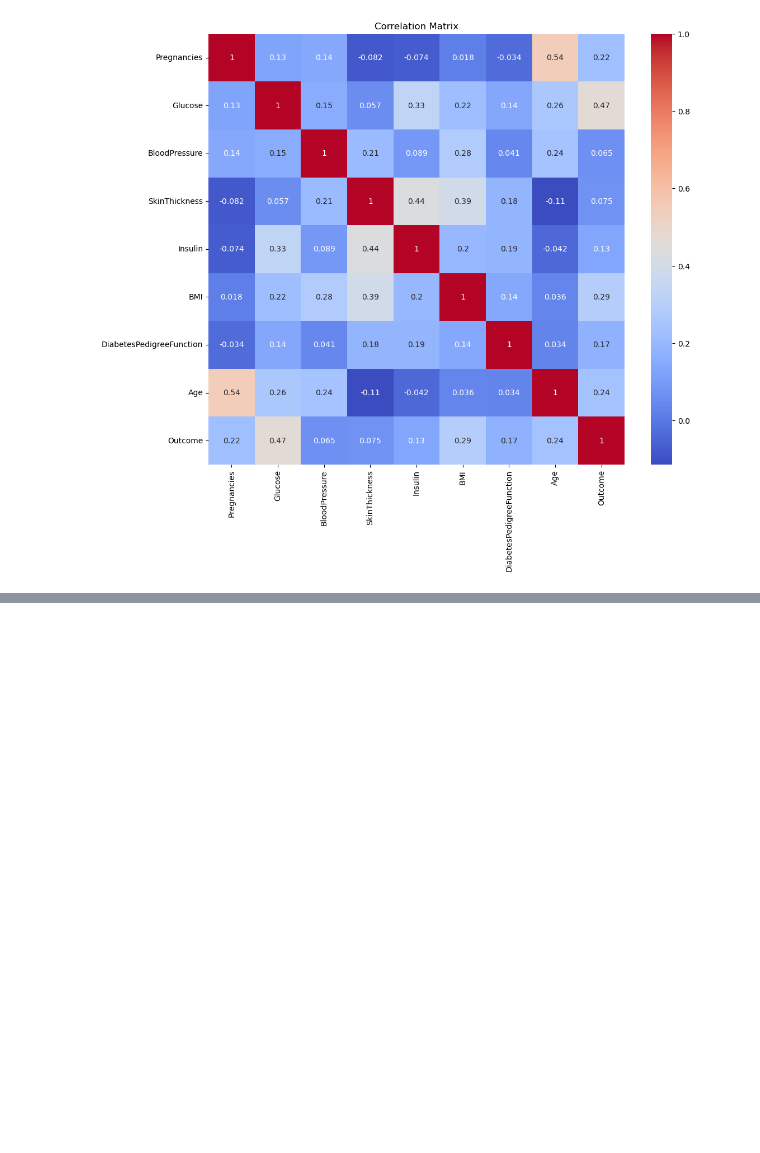
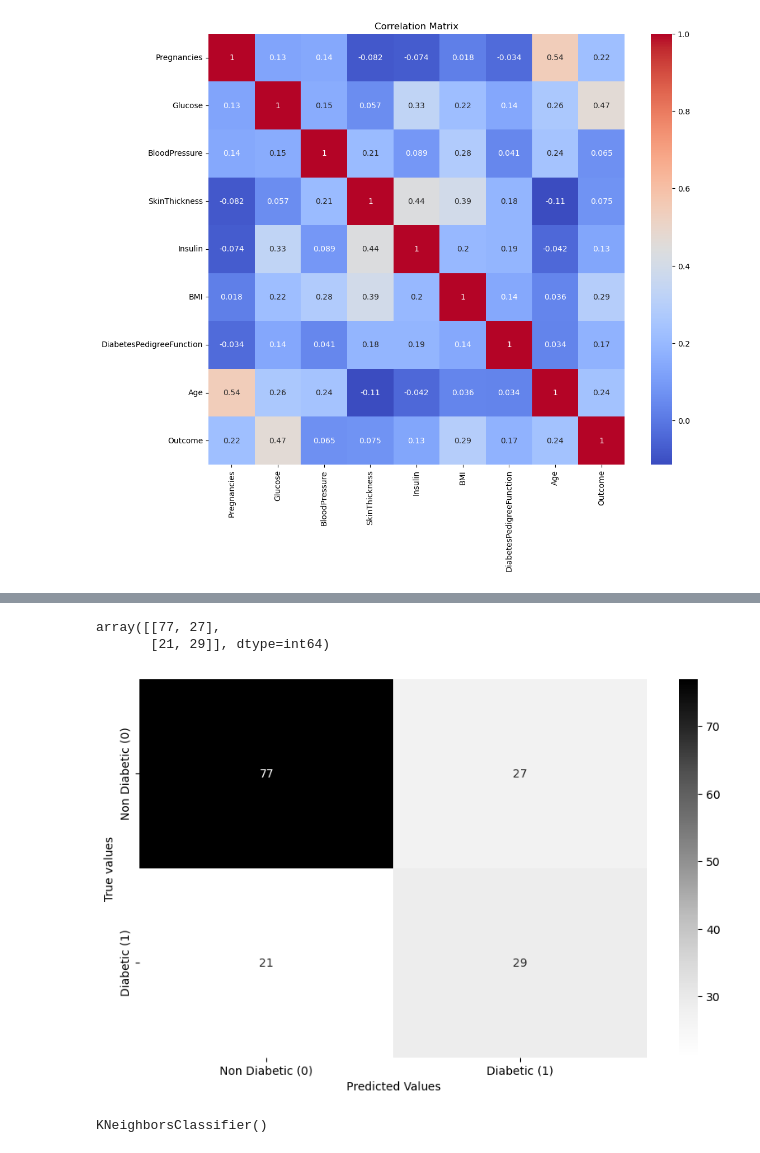
Before and after one commit to Aiviloxii/Playground2, a Jupyter notebook: Case Study 2.ipynb, the cells around one changed output, grey strips where cells are left out. Saved outputs shown, nothing was run; the diff lists cells and outputs as text; code cells hidden in the pictures; blank space fills up the shorter version.

```diff
--- a/Case Study 2.ipynb
+++ b/Case Study 2.ipynb
@@ -236,0 +359,4 @@ plt.show()
+# %%
+dt_pred = dt.predict(X_test)
+
+dt_pred
@@ -236,0 +387,23 @@ plt.show()
+# %%
+com1 = confusion_matrix(y_test, dt_pred)
+
+com1
+# %% [output]
+array([[77, 27],
+       [21, 29]], dtype=int64)
+# %%
+plt.figure(figsize=(10,6))
+sns.heatmap(com1, annot=True, cmap="Greys", xticklabels=label, yticklabels=label)
+plt.xlabel("Predicted Values")
+plt.ylabel("True values")
+
+plt.show()
+# %% [output]
+[figure, added]
+# %%
+#using K-Nearest Neighbors
+knn = neighbors.KNeighborsClassifier(n_neighbors=5)
+
+knn.fit(X_train, y_train)
+# %% [output]
+KNeighborsClassifier()
```
Also changed, not shown: parts of 36 cells of this notebook.
